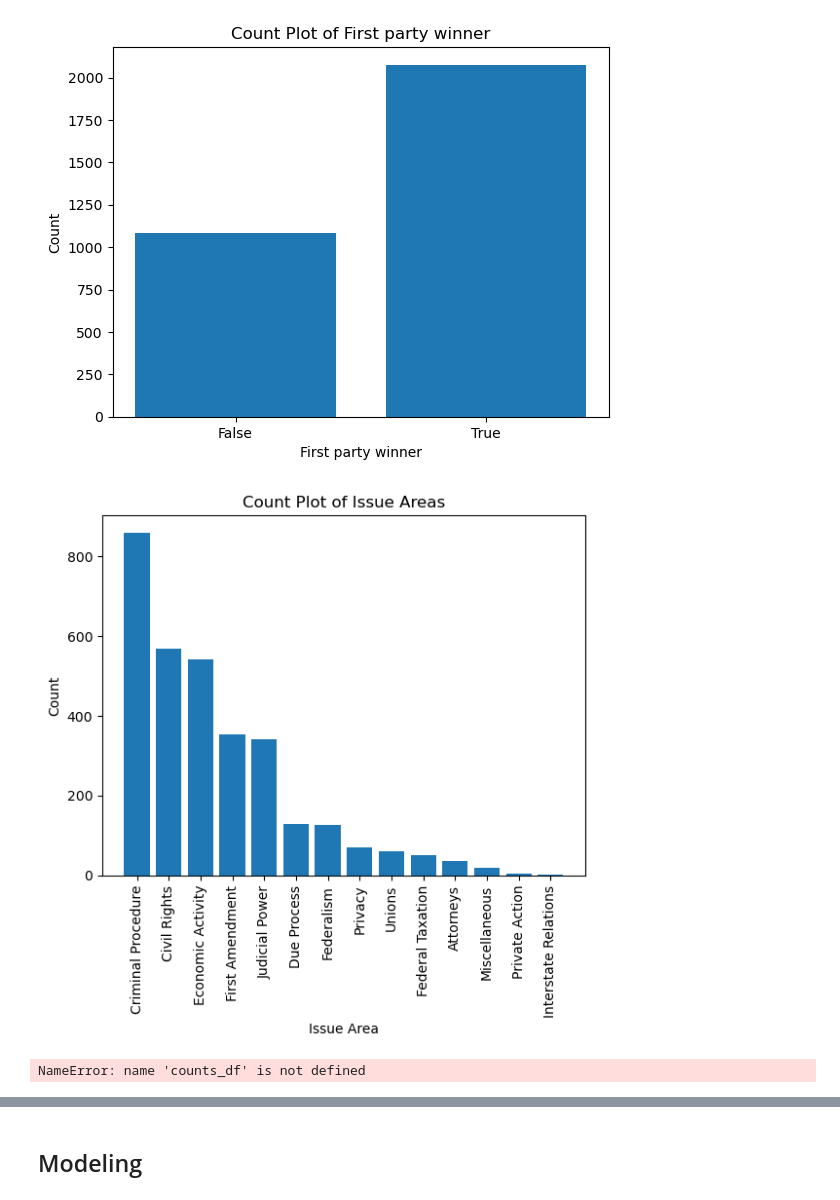
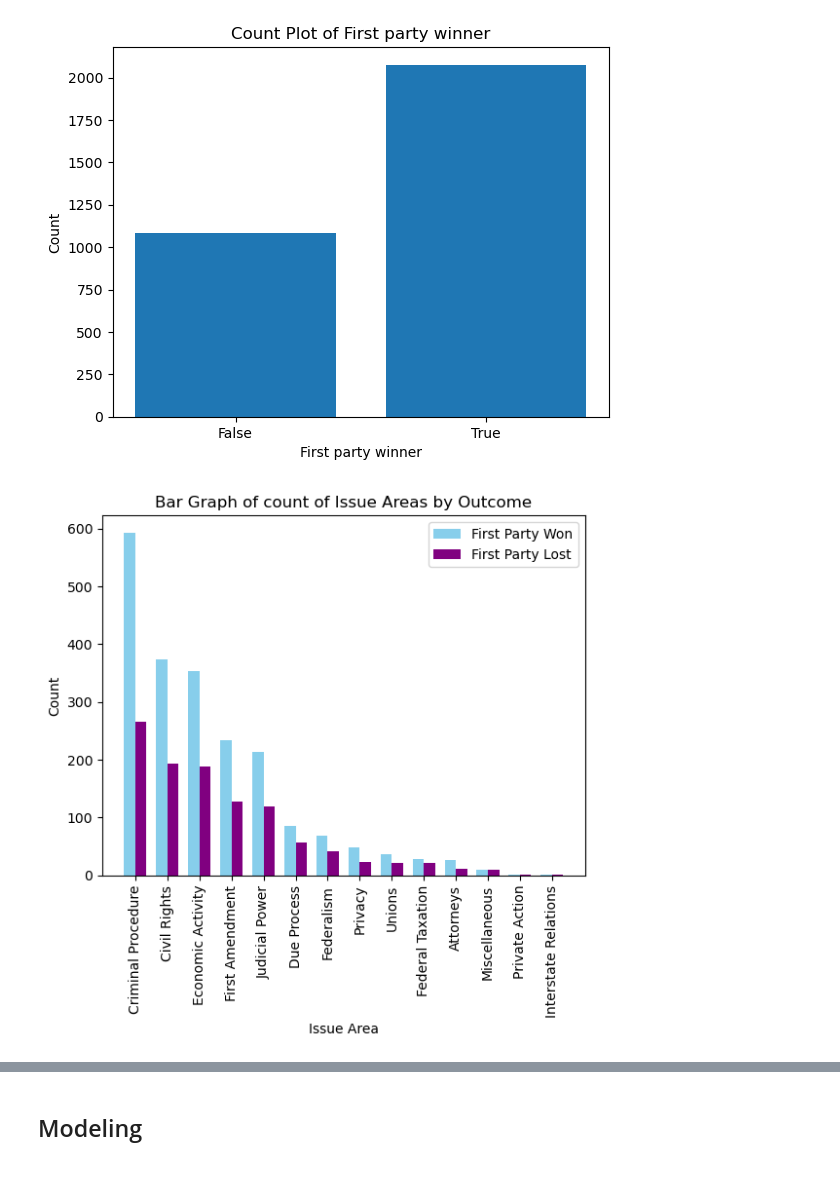
Before and after one commit to brandonowens24/Supreme_Court_Decisions, a Jupyter notebook: Notebook.ipynb, the cells around one changed output, grey strips where cells are left out. Drawn from its saved outputs; the diff is of its cells as text; code cells hidden in the pictures.

```diff
--- a/Notebook.ipynb
+++ b/Notebook.ipynb
@@ -292,20 +296,22 @@ plt.xticks( [0,1], [False, True])
 plt.show()
 # %% [output]
 [figure]
-# %%
-issue_counts = cases.issue_area.value_counts()
-
-
-plt.figure()
-plt.bar(issue_counts.index, issue_counts)
-plt.title('Count Plot of Issue Areas')
-plt.xlabel('Issue Area')
-plt.ylabel('Count')
-plt.xticks(rotation = 90)
-plt.show()
-# %% [output]
-[figure, removed]
-# %%
-counts_df
-# %% [output]
-NameError: name 'counts_df' is not defined
+# %%
+issue_counts = cases.issue_area.value_counts()
+issue_true = cases[cases.first_party_winner == True].issue_area.value_counts()
+issue_false = cases[cases.first_party_winner == False].issue_area.value_counts()
+
+bar_width = 0.35
+bar_p1 = np.arange(len(issue_counts.index))
+bar_p2 = bar_p1 + bar_width
+
+plt.bar(bar_p1, issue_true, width=bar_width, label='First Party Won', color='skyblue')
+plt.bar(bar_p2, issue_false, width=bar_width, label='First Party Lost', color='purple')
+plt.xlabel('Issue Area')
+plt.ylabel('Count')
+plt.xticks(bar_p1 + bar_width/2, issue_counts.index.tolist(), rotation = 90)
+plt.title('Bar Graph of count of Issue Areas by Outcome')
+plt.legend()
+plt.show()
+# %% [output]
+[figure, added]
```
Also changed, not shown: parts of 5 cells of this notebook, 3 other files.
